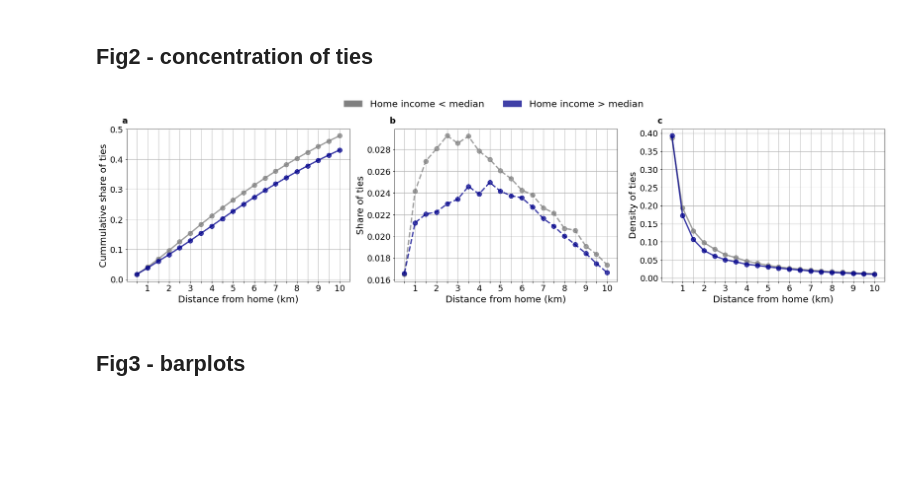
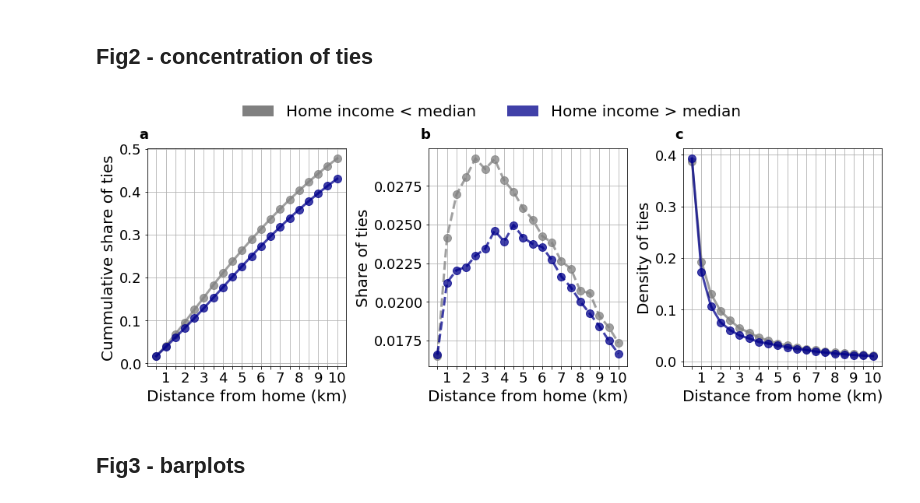
Before and after one commit to sandorjuhasz/ties-around-home, a Jupyter notebook: scripts/visuals.ipynb, the cells around one changed output. Saved outputs shown, nothing was run; the diff lists cells and outputs as text; code cells hidden in the pictures; blank space fills up the shorter version.

Commit message:
update on visuals -- rescaling

```diff
--- a/scripts/visuals.ipynb
+++ b/scripts/visuals.ipynb
@@ -310,6 +302,3 @@ dtype: geometry
-# %%
-for x in range(5000):
-    m4['geometry' + str(x)] = m4.apply(lambda row: circle(row['geometry2'],x), axis = 1)
 # %% [markdown]
 ## Fig2 - concentration of ties
 # %%
@@ -404,7 +393,8 @@ for t in pr:
 fig_c = pd.DataFrame({ 'dist': rownames , 'mean': means, 'type': type})
 # %%
 # plot 2
-fig,ax = plt.subplots(1,3,figsize=(29,6), sharex=True)
+# fig,ax = plt.subplots(1,3,figsize=(29,6), sharex=True)
+fig, ax = plt.subplots(1, 3, figsize = (14, 5), constrained_layout=True, sharex=True)
 plt.rcParams['font.size']=18
 
 labels = list((np.linspace(0.5,10,20)).astype(int))
@@ -440,35 +430,36 @@ ax[1].grid()
 ## plot C
 ax[2].plot(fig_c["dist"][:20], fig_c[fig_c["type"]=="poor"]["mean"], "o-", color="grey", linewidth=3, markersize=10, alpha=0.75)
 ax[2].plot(fig_c["dist"][20:], fig_c[fig_c["type"]=="rich"]["mean"], "o-", color="darkblue", linewidth=3, markersize=10, alpha=0.75)
 ax[2].set_xticklabels(labels)
 for label in ax[2].get_xticklabels()[::2]:
     label.set_visible(False)
 
 ax[2].set_xlabel("Distance from home (km)", size=20)
 ax[2].set_ylabel("Density of ties",  size=20)
 #ax[2].semilogy()
 ax[2].grid()
 
 #home_patch = mpatches.Patch(color='grey', label='Home income < median', alpha=0.75)
 #work_patch = mpatches.Patch(color='darkblue', label='Home income > median', alpha=0.75)
 #ax.legend(handles=[home_patch, work_patch])
 
 # legend
 custom_lines = [Patch(facecolor='grey'), Patch(facecolor='darkblue', alpha=0.75)]
 labels = [ 'Home income < median', 'Home income > median']
 
 plt.figlegend(custom_lines, labels, loc='upper center',
-    bbox_to_anchor=(0.5, 1.065),
+    #bbox_to_anchor=(0.5, 1.065),
+    bbox_to_anchor=(0.5, 1.125),
     ncol=2, frameon=False, fontsize=20)
 
 # subplot title
 for a, label in zip(ax, ['A','B','C','D','E','F','G','H']):
     a.annotate(label.lower(), xy=(0,1), xycoords='axes fraction', xytext=(-10,12.5),textcoords='offset pixels', weight='bold')
 
 # plt.savefig('../fig/mf2.png',density=300,bbox_inches='tight')
 plt.show()
 # %% [output]
-[figure, old version]
+[figure, new version]
 # %% [markdown]
 ## Fig3 - barplots
 # %%
```
Also changed, not shown: parts of 2 cells of this notebook.
